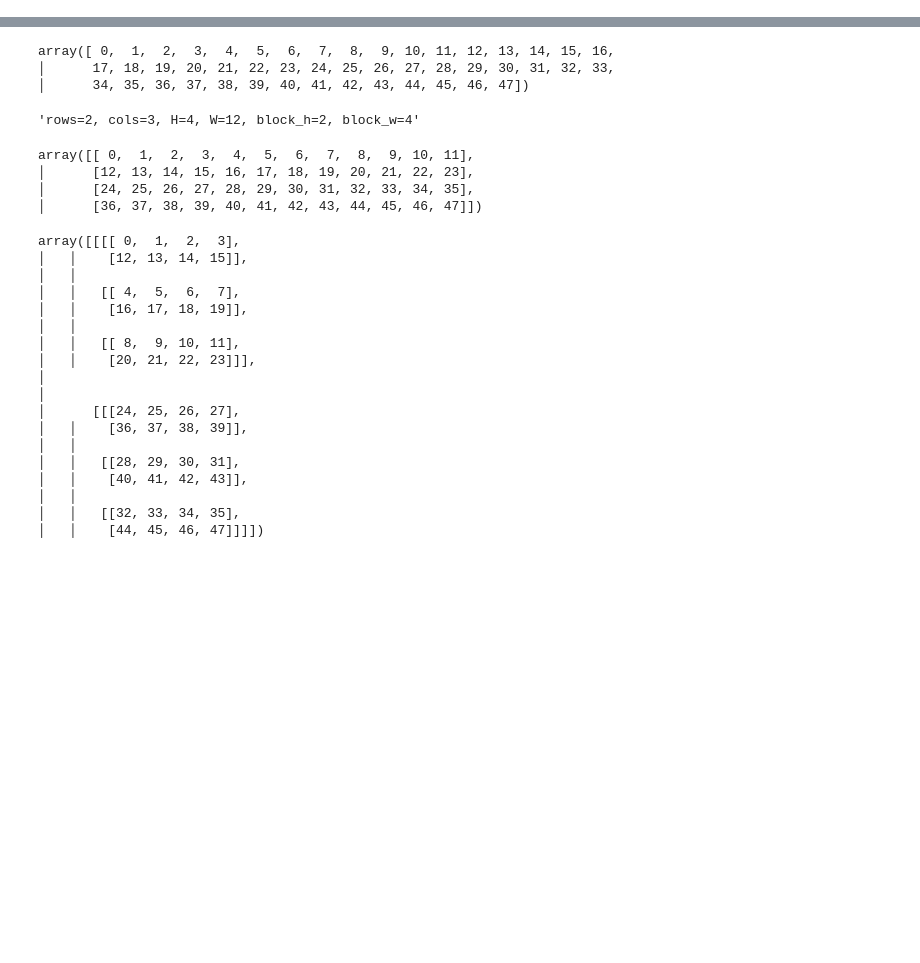
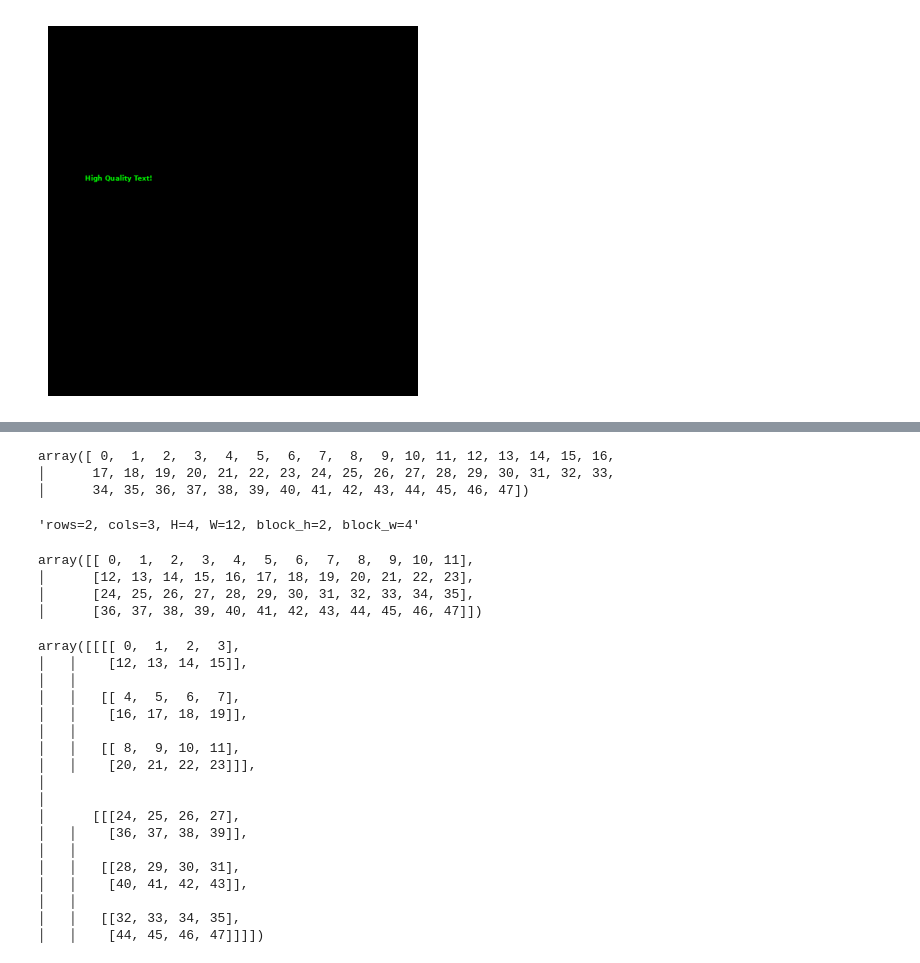
Before and after one commit to hahv/paper2_main, a Jupyter notebook: temp.ipynb, the cells around one changed output, grey strips where cells are left out. Drawn from its saved outputs; the diff is of its cells as text; code cells hidden in the pictures; blank space fills up the shorter version.

Commit message:
render_utils allow to draw text with font (visually clearer)

```diff
--- a/temp.ipynb
+++ b/temp.ipynb
@@ -0,0 +159,60 @@
+# %%
+from halib import *
+import cv2
+import numpy as np
+from PIL import Image, ImageDraw, ImageFont
+
+
+def put_text_pil(img, text, position, font_path, size, color):
+    """
+    Draws high-quality text using PIL and converts back to OpenCV.
+
+    Args:
+        img: The OpenCV image (numpy array).
+        text: The text string to draw.
+        position: (x, y) tuple.
+        font_path: Path to a .ttf file (e.g., "arial.ttf").
+        size: Font size in integers.
+        color: (B, G, R) tuple (OpenCV format).
+    """
+
+    # 1. Convert OpenCV (BGR) to PIL (RGB)
+    img_pil = Image.fromarray(cv2.cvtColor(img, cv2.COLOR_BGR2RGB))
+
+    # 2. Setup Drawing
+    draw = ImageDraw.Draw(img_pil)
+
+    # Load font (fallback to default if file not found)
+    try:
+        font = ImageFont.truetype(font_path, size)
+    except IOError:
+        print(f"Font not found: {font_path}, using default.")
+        font = ImageFont.load_default()
+
+    # 3. Draw Text (PIL uses RGB color)
+    # Convert OpenCV BGR color to RGB for PIL
+    rgb_color = (color[2], color[1], color[0])
+    draw.text(position, text, font=font, fill=rgb_color)
+
+    # 4. Convert back to OpenCV (BGR)
+    img_out = cv2.cvtColor(np.array(img_pil), cv2.COLOR_RGB2BGR)
+
+    return img_out
+
+
+# --- Usage Example ---
+img = np.zeros((500, 500, 3), dtype=np.uint8)
+
+# Windows font path example (Update for Linux/Mac)
+# Linux: "/usr/share/fonts/truetype/dejavu/DejaVuSans-Bold.ttf"
+# Mac: "/Library/Fonts/Arial.ttf"
+# font_path = "C:/Windows/Fonts/arial.ttf"
+font_path = "/usr/share/fonts/truetype/dejavu/DejaVuSans-Bold.ttf"
+
+img = put_text_pil(img, "High Quality Text!", (50, 200), font_path, 9, (0, 255, 0))
+
+plt.imshow(img)
+plt.axis("off")
+plt.show()
+# %% [output]
+[figure, added]
```
Also changed, not shown: parts of 2 cells of this notebook, 6 other files.
